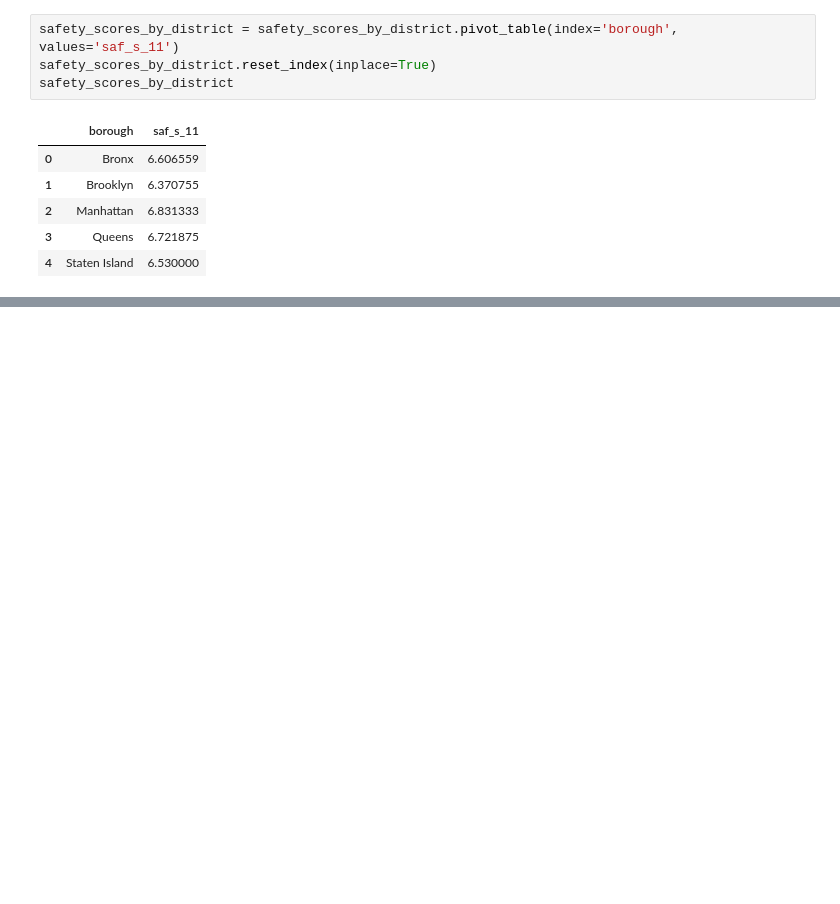
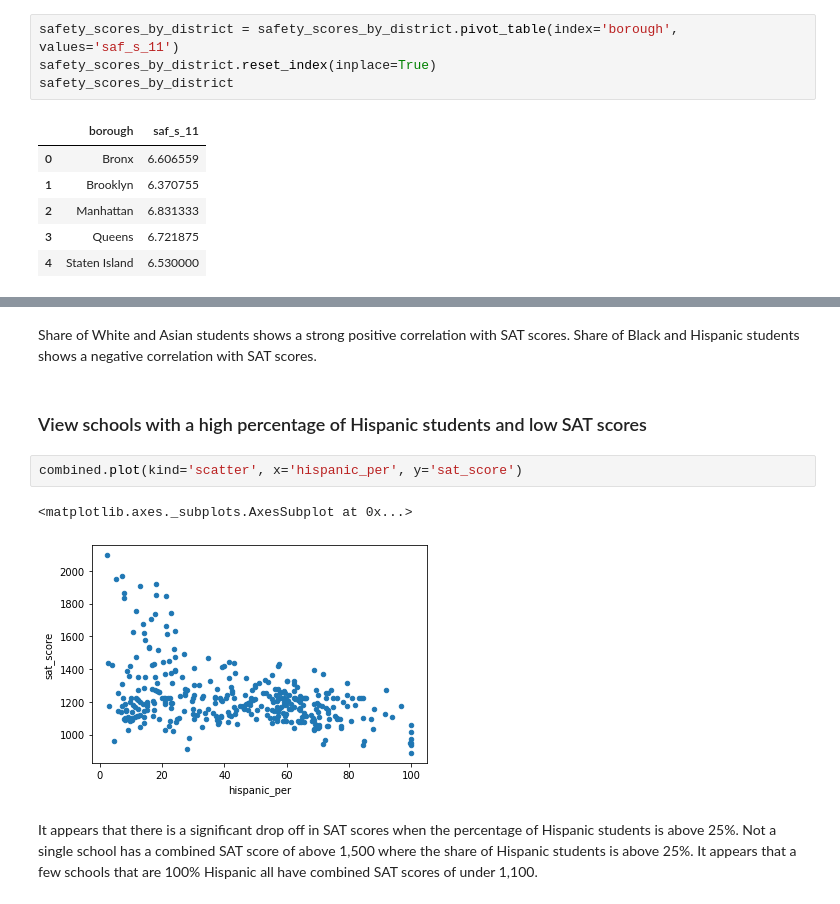
Before and after one commit to IS-87/DataQuest_NYC_schools, a Jupyter notebook: Schools.ipynb, the cells around one changed output, grey strips where cells are left out. Cells and saved outputs as stored; diff of their text form; blank space fills up the shorter version.

```diff
--- a/Schools.ipynb
+++ b/Schools.ipynb
@@ -284,0 +258,11 @@ According to students' self scores of school safety, the safest schools are in M
+# %% [markdown]
+Share of White and Asian students shows a strong positive correlation with SAT scores. Share of Black and Hispanic students shows a negative correlation with SAT scores.
+# %% [markdown]
+### View schools with a high percentage of Hispanic students and low SAT scores
+# %%
+combined.plot(kind='scatter', x='hispanic_per', y='sat_score')
+# %% [output]
+<matplotlib.axes._subplots.AxesSubplot at 0x...>
+[figure, added]
+# %% [markdown]
+It appears that there is a significant drop off in SAT scores when the percentage of Hispanic students is above 25%. Not a single school has a combined SAT score of above 1,500 where the share of Hispanic students is above 25%. It appears that a few schools that are 100% Hispanic all have combined SAT scores of under 1,100.
```
Also changed, not shown: parts of 28 cells of this notebook.
